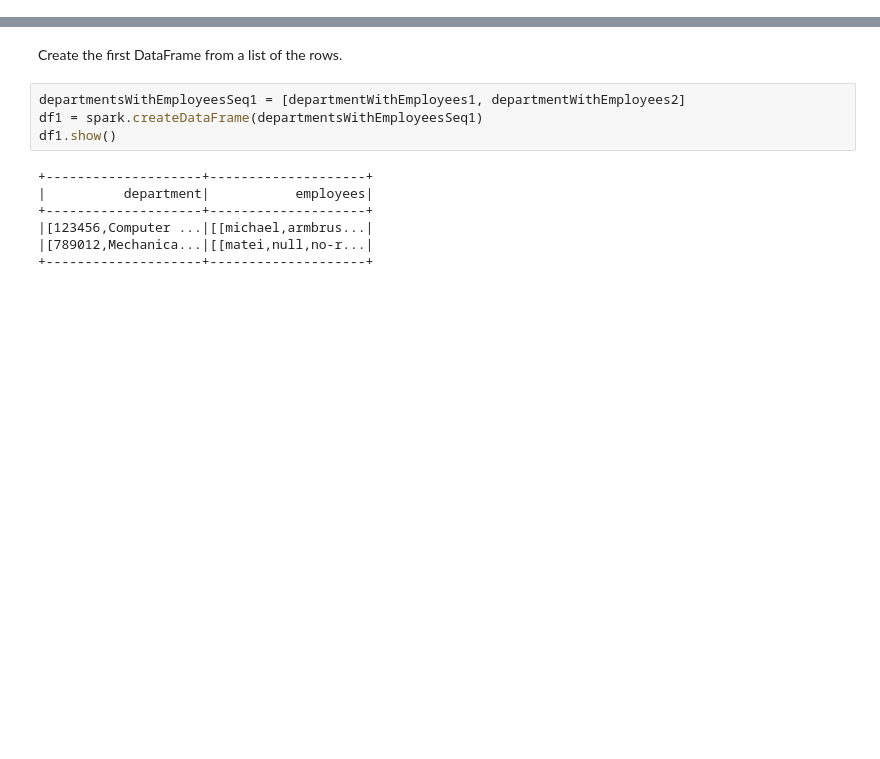
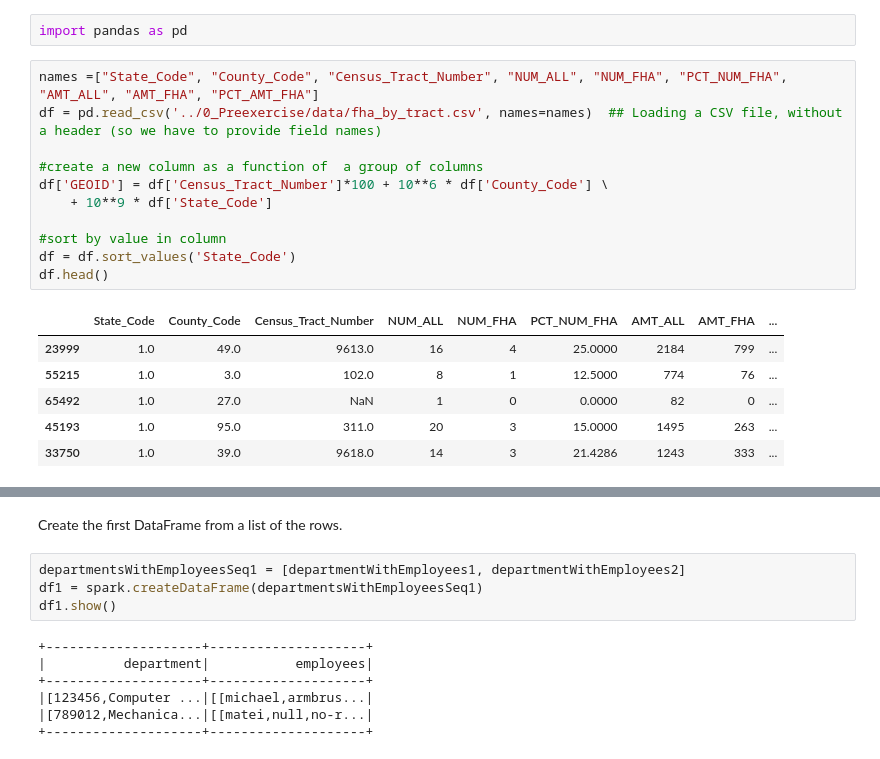
Before and after one commit to ASvyatkovskiy/BigDataCourse, a Jupyter notebook: 3_DataFramesSQL/DataFrames.ipynb, the cells around one changed output, grey strips where cells are left out. Cells and saved outputs as stored; diff of their text form; blank space fills up the shorter version.

```diff
--- a/3_DataFramesSQL/DataFrames.ipynb
+++ b/3_DataFramesSQL/DataFrames.ipynb
@@ -0,0 +48,20 @@
+# %%
+import pandas as pd
+# %%
+names =["State_Code", "County_Code", "Census_Tract_Number", "NUM_ALL", "NUM_FHA", "PCT_NUM_FHA", "AMT_ALL", "AMT_FHA", "PCT_AMT_FHA"]
+df = pd.read_csv('../0_Preexercise/data/fha_by_tract.csv', names=names)  ## Loading a CSV file, without a header (so we have to provide field names)
+
+#create a new column as a function of  a group of columns
+df['GEOID'] = df['Census_Tract_Number']*100 + 10**6 * df['County_Code'] \
+    + 10**9 * df['State_Code']
+
+#sort by value in column
+df = df.sort_values('State_Code')
+df.head()
+# %% [output]
+|  | State_Code | County_Code | Census_Tract_Number | NUM_ALL | NUM_FHA | PCT_NUM_FHA | AMT_ALL | AMT_FHA | ... |
+| 23999 | 1.0 | 49.0 | 9613.0 | 16 | 4 | 25.0000 | 2184 | 799 | ... |
+| 55215 | 1.0 | 3.0 | 102.0 | 8 | 1 | 12.5000 | 774 | 76 | ... |
+| 65492 | 1.0 | 27.0 | NaN | 1 | 0 | 0.0000 | 82 | 0 | ... |
+| 45193 | 1.0 | 95.0 | 311.0 | 20 | 3 | 15.0000 | 1495 | 263 | ... |
+| 33750 | 1.0 | 39.0 | 9618.0 | 14 | 3 | 21.4286 | 1243 | 333 | ... |
```
Also changed, not shown: parts of 45 cells of this notebook.
